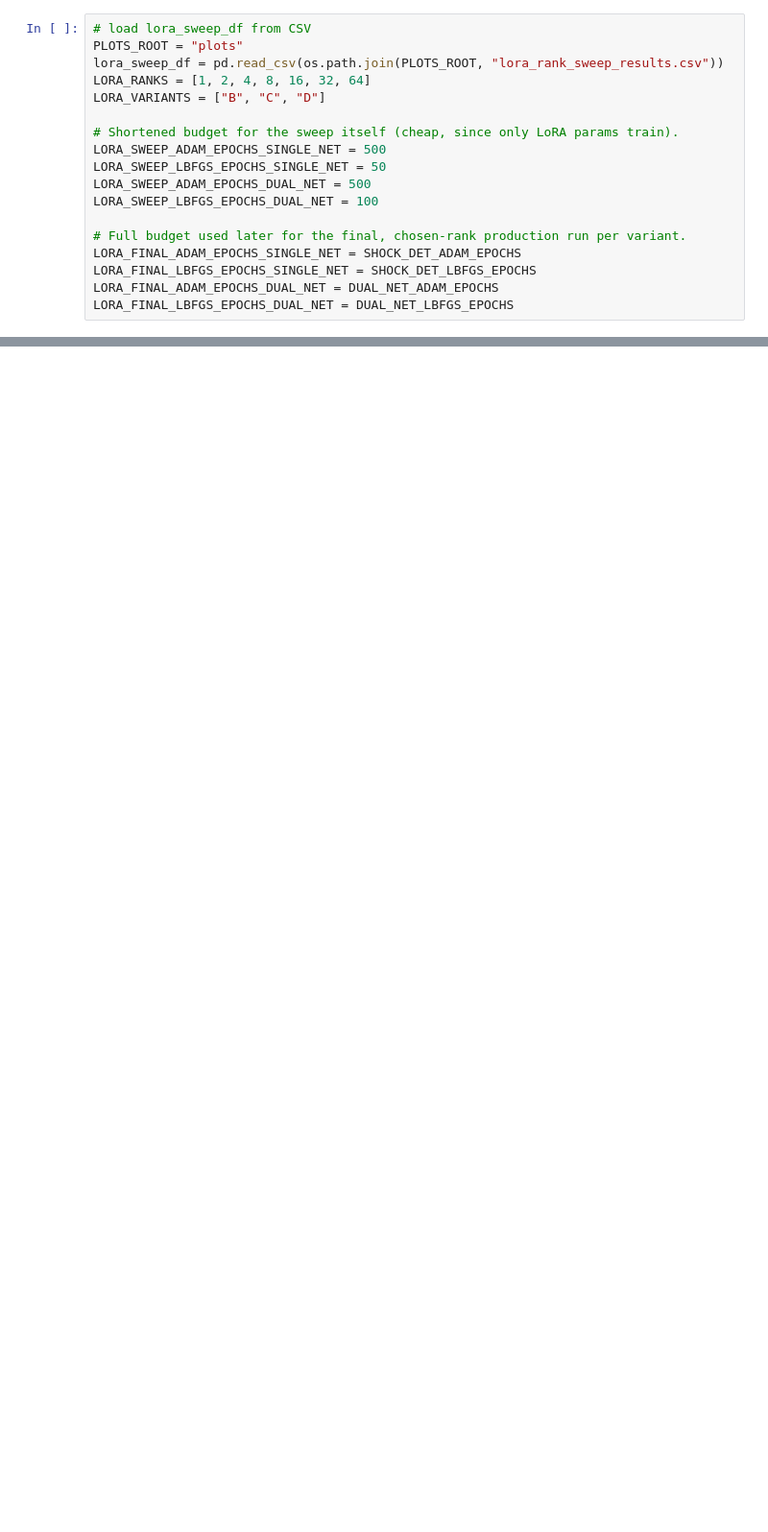
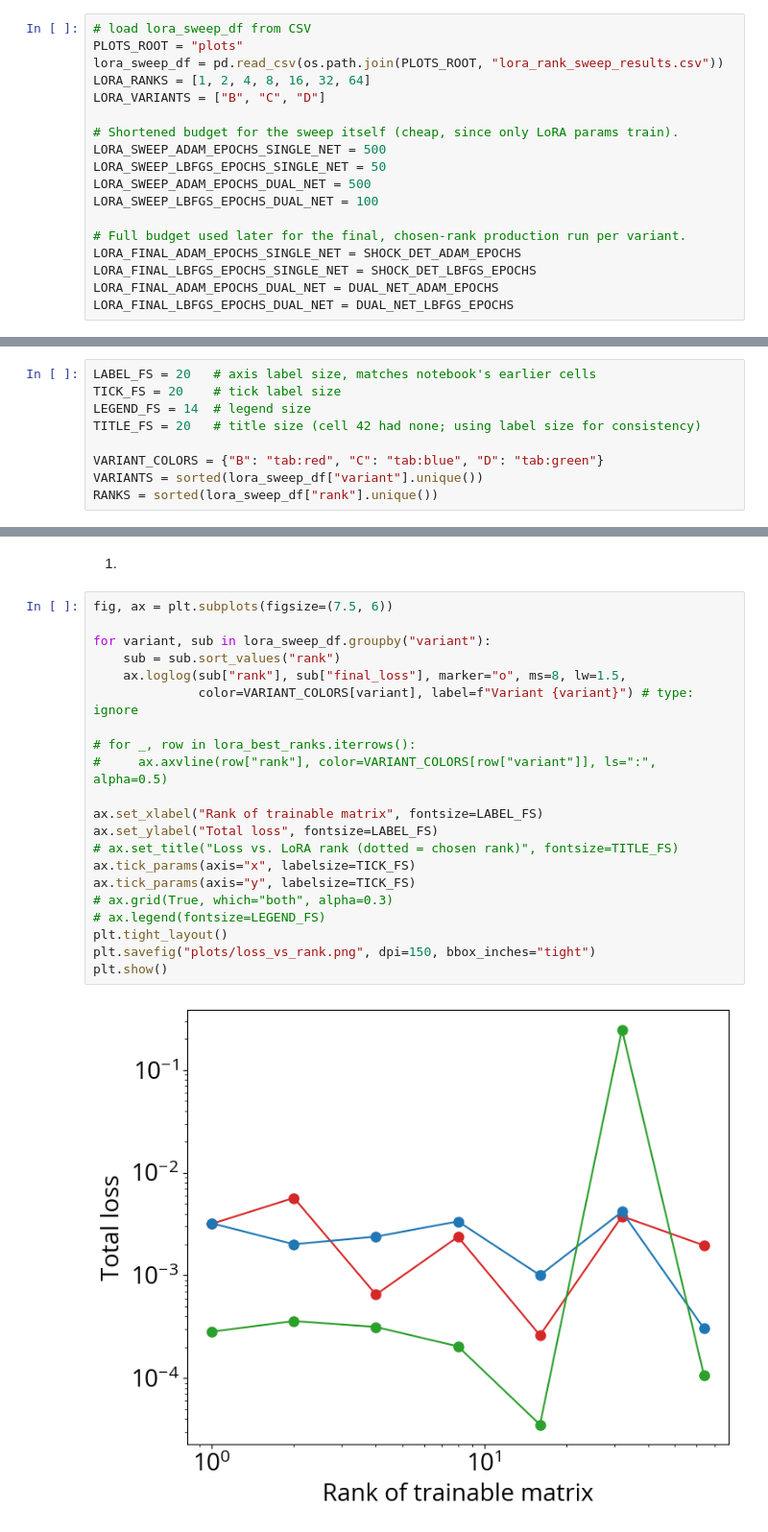
Before and after one commit to Lofty-Brambles/qsnippets, a Jupyter notebook: 07_cd_nozzle/variants/unsteady-cd-addpinn.ipynb, the cells around one changed output, grey strips where cells are left out. Shown at 96% size. Drawn from its saved outputs; the diff is of its cells as text; blank space fills up the shorter version.

```diff
--- a/07_cd_nozzle/variants/unsteady-cd-addpinn.ipynb
+++ b/07_cd_nozzle/variants/unsteady-cd-addpinn.ipynb
@@ -3966,0 +4036,9 @@ NameError: name 'shock_detection_model' is not defined
+# %%
+LABEL_FS = 20   # axis label size, matches notebook's earlier cells
+TICK_FS = 20    # tick label size
+LEGEND_FS = 14  # legend size
+TITLE_FS = 20   # title size (cell 42 had none; using label size for consistency)
+
+VARIANT_COLORS = {"B": "tab:red", "C": "tab:blue", "D": "tab:green"}
+VARIANTS = sorted(lora_sweep_df["variant"].unique())
+RANKS = sorted(lora_sweep_df["rank"].unique())
@@ -3966,0 +4093,25 @@ NameError: name 'shock_detection_model' is not defined
+# %% [markdown]
+1.
+# %%
+fig, ax = plt.subplots(figsize=(7.5, 6))
+
+for variant, sub in lora_sweep_df.groupby("variant"):
+    sub = sub.sort_values("rank")
+    ax.loglog(sub["rank"], sub["final_loss"], marker="o", ms=8, lw=1.5,
+              color=VARIANT_COLORS[variant], label=f"Variant {variant}") # type: ignore
+
+# for _, row in lora_best_ranks.iterrows():
+#     ax.axvline(row["rank"], color=VARIANT_COLORS[row["variant"]], ls=":", alpha=0.5)
+
+ax.set_xlabel("Rank of trainable matrix", fontsize=LABEL_FS)
+ax.set_ylabel("Total loss", fontsize=LABEL_FS)
+# ax.set_title("Loss vs. LoRA rank (dotted = chosen rank)", fontsize=TITLE_FS)
+ax.tick_params(axis="x", labelsize=TICK_FS)
+ax.tick_params(axis="y", labelsize=TICK_FS)
+# ax.grid(True, which="both", alpha=0.3)
+# ax.legend(fontsize=LEGEND_FS)
+plt.tight_layout()
+plt.savefig("plots/loss_vs_rank.png", dpi=150, bbox_inches="tight")
+plt.show()
+# %% [output]
+[figure, added]
```
Also changed, not shown: parts of 20 cells of this notebook, 10 other files.
